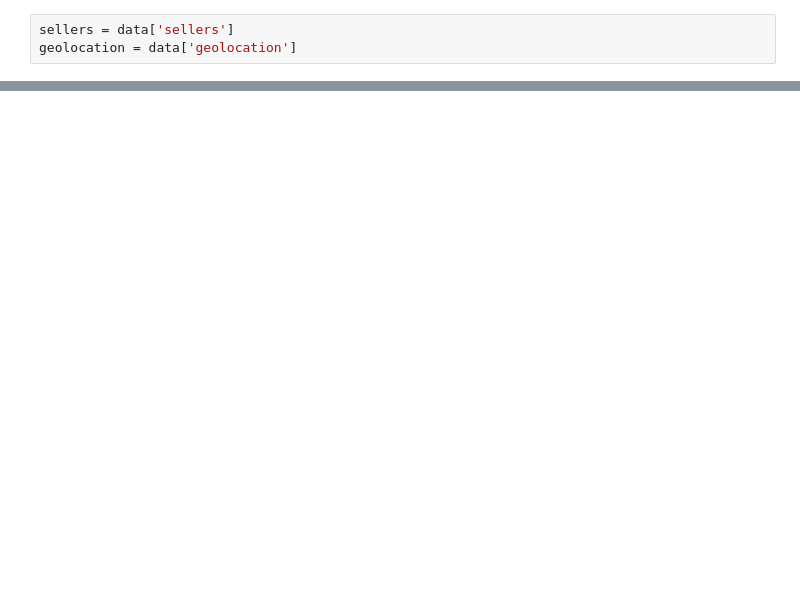
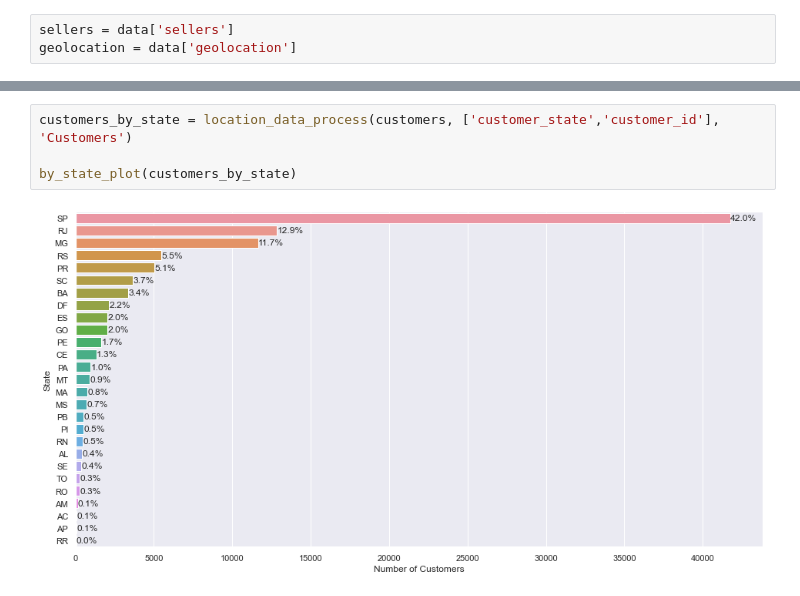
Before and after one commit to honnsey/Olist, a Jupyter notebook: OLIST.ipynb, the cells around one changed output, grey strips where cells are left out. Drawn from its saved outputs; the diff is of its cells as text; blank space fills up the shorter version.

```diff
--- a/OLIST.ipynb
+++ b/OLIST.ipynb
@@ -96,0 +78,6 @@ geolocation
+# %%
+customers_by_state = location_data_process(customers, ['customer_state','customer_id'], 'Customers')
+
+by_state_plot(customers_by_state)
+# %% [output]
+[figure, added]
```
Also changed, not shown: parts of 18 cells of this notebook, 3 other files.
